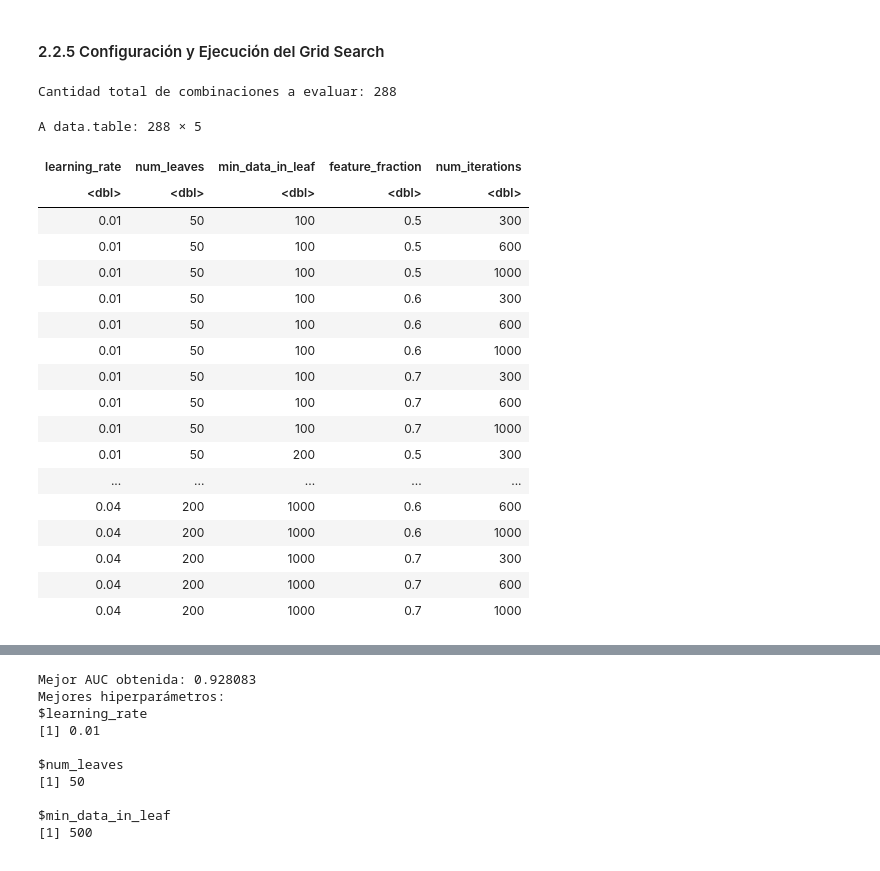
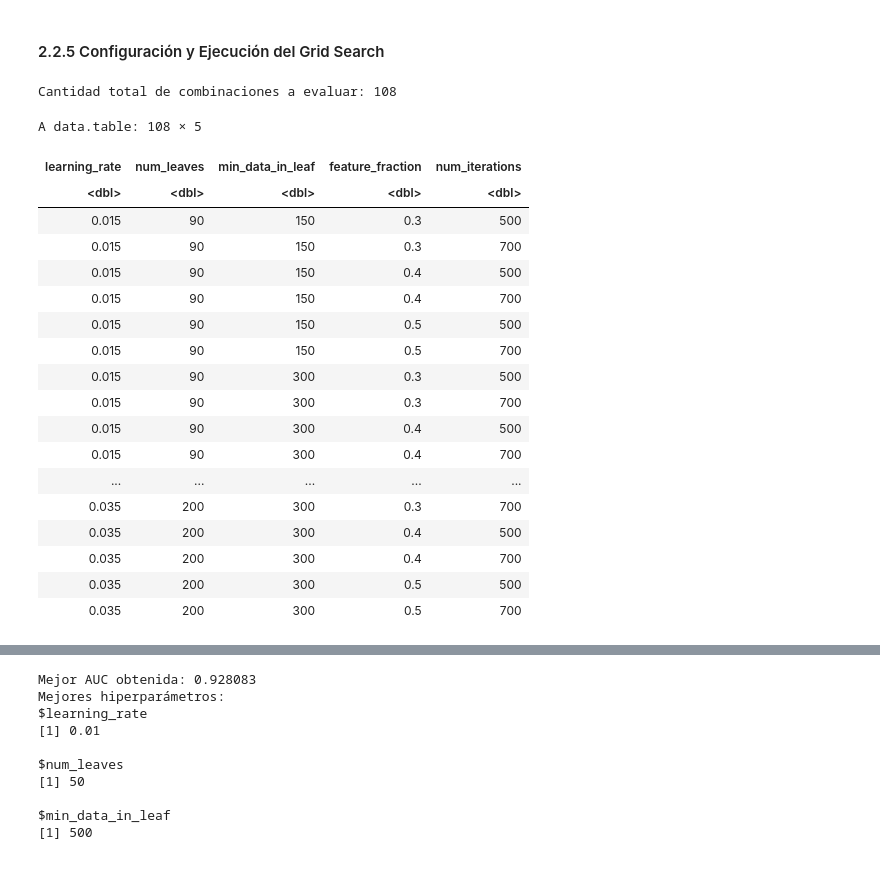
Before and after one commit to adrianarmando/dmeyf2026, a Jupyter notebook: src/ensembles/aa494_TareaHogar_04-bis.ipynb, the cells around one changed output, grey strips where cells are left out. Saved outputs shown, nothing was run; the diff lists cells and outputs as text; code cells hidden in the pictures.

```diff
--- a/src/ensembles/aa494_TareaHogar_04-bis.ipynb
+++ b/src/ensembles/aa494_TareaHogar_04-bis.ipynb
@@ -270,45 +270,74 @@ Estimar_AUC_lightgbm <- function(x) {
 # %%
 # Definir el producto cartesiano de hiperparámetros a explorar
 # Aquí usted puede experimentar agregando/modificando los valores y parámetros
 
 # Configuración por defecto
 # tb_nueva <- CJ(
 #   num_iterations = c(100, 500, 1000),
 #   learning_rate = c(0.02, 0.05, 0.1),
 #   num_leaves = c(10, 50, 100, 500)
 # )
 
+# Experimento 594_00
+# tb_nueva <- CJ(
+#   learning_rate    = c(0.02, 0.05),
+#   num_leaves       = c(50, 80, 120),
+#   min_data_in_leaf = c(200, 500),
+#   feature_fraction = c(0.4, 0.7),
+#   num_iterations   = c(300, 600, 1000)
+# )
+
+# Experimento 594_01
+# tb_nueva <- CJ(
+#   learning_rate    = c(0.01, 0.04),
+#   num_leaves       = c(50, 80, 120, 200),
+#   min_data_in_leaf = c(100, 200, 500, 1000),
+#   feature_fraction = c(0.5, 0.6, 0.7),
+#   num_iterations   = c(300, 600, 1000)
+# )
+
+# Experimento no realizado, dio mismo óptimo que el anterior
+# tb_nueva <- CJ(
+#   learning_rate    = c(0.01,0.02,0.03,0.04),
+#   num_leaves       = c(50, 120, 400, 600),
+#   min_data_in_leaf = c(100, 200, 500, 1000),
+#   feature_fraction = c(0.5, 0.6, 0.7),
+#   num_iterations   = c(300, 600, 1000)
+# )
+
+# Experimento 494_02
 tb_nueva <- CJ(
-  learning_rate    = c(0.01, 0.04),
-  num_leaves       = c(50, 80, 120, 200),
-  min_data_in_leaf = c(100, 200, 500, 1000),
-  feature_fraction = c(0.5, 0.6, 0.7),
-  num_iterations   = c(300, 600, 1000)
+  learning_rate    = c(0.015, 0.025, 0.035),
+  num_leaves       = c(90, 140, 200),
+  min_data_in_leaf = c(150, 300),
+  feature_fraction = c(0.30, 0.40, 0.50),
+  num_iterations   = c(500, 700)
 )
+
 
 cat("Cantidad total de combinaciones a evaluar:", nrow(tb_nueva), "\n")
 tb_nueva
 # %% [output]
-Cantidad total de combinaciones a evaluar: 288
+Cantidad total de combinaciones a evaluar: 108
-A data.table: 288 × 5
+A data.table: 108 × 5
 | learning_rate | num_leaves | min_data_in_leaf | feature_fraction | num_iterations |
 | <dbl> | <dbl> | <dbl> | <dbl> | <dbl> |
-| 0.01 | 50 | 100 | 0.5 | 300 |
-| 0.01 | 50 | 100 | 0.5 | 600 |
-| 0.01 | 50 | 100 | 0.5 | 1000 |
-| 0.01 | 50 | 100 | 0.6 | 300 |
-| 0.01 | 50 | 100 | 0.6 | 600 |
-| 0.01 | 50 | 100 | 0.6 | 1000 |
-| 0.01 | 50 | 100 | 0.7 | 300 |
-| 0.01 | 50 | 100 | 0.7 | 600 |
-| 0.01 | 50 | 100 | 0.7 | 1000 |
-| 0.01 | 50 | 200 | 0.5 | 300 |
+| 0.015 | 90 | 150 | 0.3 | 500 |
+| 0.015 | 90 | 150 | 0.3 | 700 |
+| 0.015 | 90 | 150 | 0.4 | 500 |
+| 0.015 | 90 | 150 | 0.4 | 700 |
+| 0.015 | 90 | 150 | 0.5 | 500 |
+| 0.015 | 90 | 150 | 0.5 | 700 |
+| 0.015 | 90 | 300 | 0.3 | 500 |
+| 0.015 | 90 | 300 | 0.3 | 700 |
+| 0.015 | 90 | 300 | 0.4 | 500 |
+| 0.015 | 90 | 300 | 0.4 | 700 |
 | ... | ... | ... | ... | ... |
-| 0.04 | 200 | 1000 | 0.6 | 600 |
-| 0.04 | 200 | 1000 | 0.6 | 1000 |
-| 0.04 | 200 | 1000 | 0.7 | 300 |
-| 0.04 | 200 | 1000 | 0.7 | 600 |
-| 0.04 | 200 | 1000 | 0.7 | 1000 |
+| 0.035 | 200 | 300 | 0.3 | 700 |
+| 0.035 | 200 | 300 | 0.4 | 500 |
+| 0.035 | 200 | 300 | 0.4 | 700 |
+| 0.035 | 200 | 300 | 0.5 | 500 |
+| 0.035 | 200 | 300 | 0.5 | 700 |
 # %%
 # Registro a registro calculo la AUC en Cross-Validation
 tb_nueva[, AUC := Estimar_AUC_lightgbm(list(.SD)), by = 1:nrow(tb_nueva)]
```
Also changed, not shown: parts of 5 cells of this notebook.
